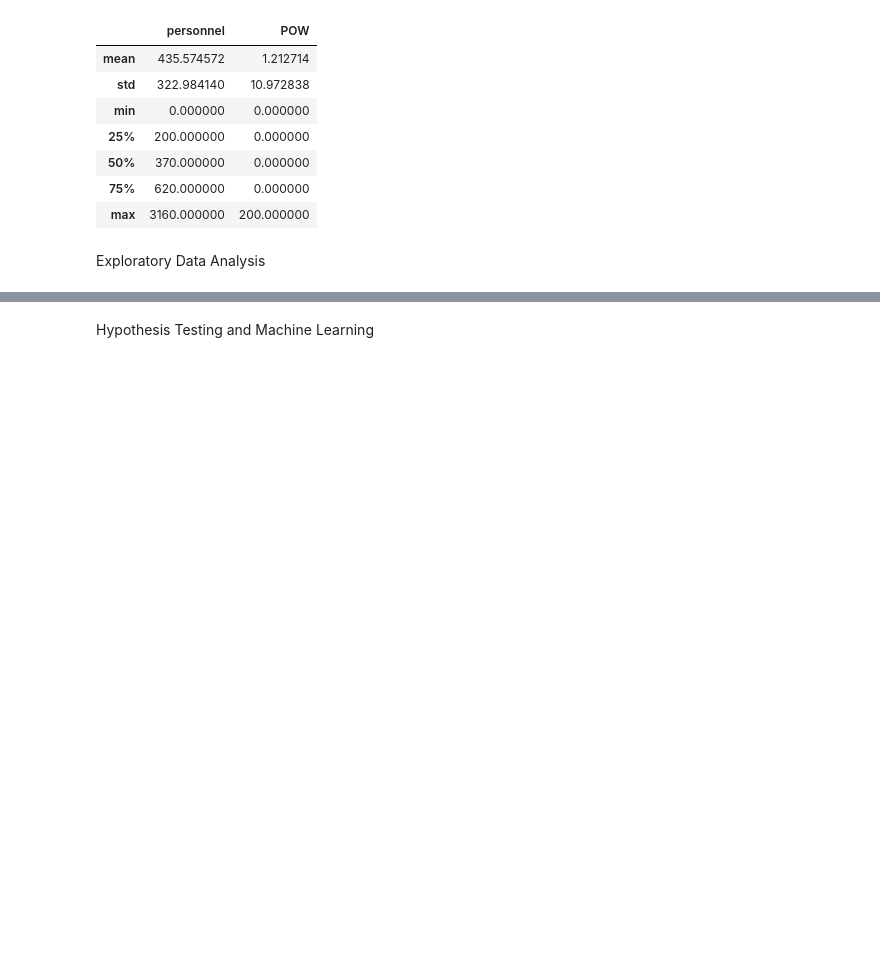
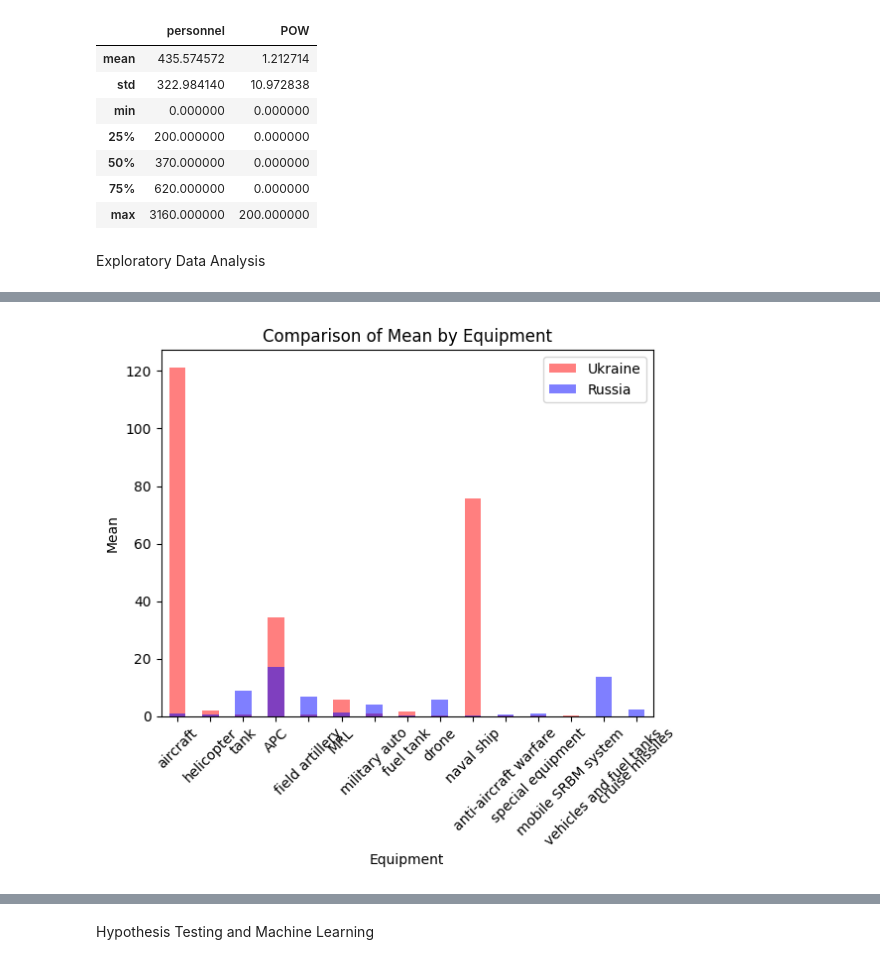
Before and after one commit to B3n-Coyne/B3n-Coyne.github.io, a Jupyter notebook: FinalTutorial.ipynb, the cells around one changed output, grey strips where cells are left out. Cells and saved outputs as stored; diff of their text form; code cells hidden in the pictures; blank space fills up the shorter version.

```diff
--- a/FinalTutorial.ipynb
+++ b/FinalTutorial.ipynb
@@ -171,3 +171,14 @@ df_RU_equipment_summary
 | 50% | 0.000000 | 0.000000 | 7.000000 | 12.000000 | 5.000000 | 0.000000 | 0.000000 | 0.000000 | 4.000000 | ... |
 | 75% | 1.000000 | 1.000000 | 13.000000 | 22.000000 | 9.000000 | 2.000000 | 0.000000 | 0.000000 | 8.000000 | ... |
 | max | 17.000000 | 20.000000 | 80.000000 | 516.000000 | 49.000000 | 17.000000 | 179.000000 | 60.000000 | 53.000000 | ... |
+# %%
+# Create some summary statistics for Ukraine equipment losses
+df_UA_equipment_summary = df_UA_total_grouped.describe()
+
+# Drop the "day" column - summary statistics are meaningless here
+# df_UA_equipment_summary.drop(["day"], axis=1, inplace=True)
+# Drop the "count" column - already know we have 1 entry for each day
+df_UA_equipment_summary.drop(["count"], axis=0, inplace=True)
+
+# Return and display the summary statistics
+df_UA_equipment_summary
@@ -197,0 +244,16 @@ Exploratory Data Analysis
+# %%
+# A trend that we are seeing is the Russia seems to be losing much more equipments
+# Than Ukraine. Let's dive a little deeper to see what is heppening
+
+UA_means = df_UA_equipment_summary.loc['mean']
+RU_means = df_RU_equipment_summary.loc['mean']
+ax = UA_means.plot(kind='bar' ,color='red', alpha=0.5, label='Ukraine')
+RU_means.plot(kind='bar', color='blue', alpha=0.5, label='Russia')
+plt.title('Comparison of Mean by Equipment')
+plt.xlabel('Equipment')
+plt.ylabel('Mean')
+plt.xticks(rotation=45)
+plt.legend()
+plt.show()
+# %% [output]
+[figure, added]
```
Also changed, not shown: parts of 7 cells of this notebook.
